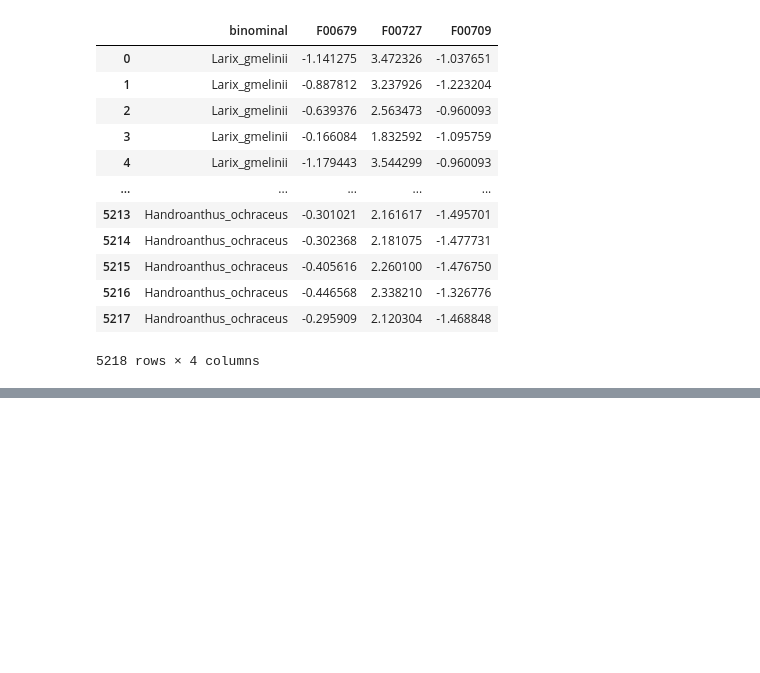
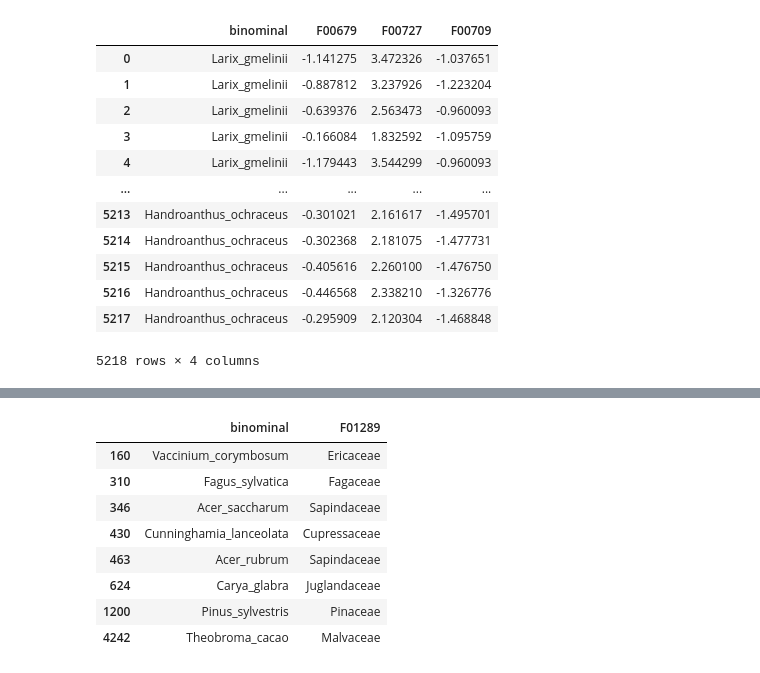
Before and after one commit to anoban/phd, a Jupyter notebook: notebooks/chapter_02/wrangling.ipynb, the cells around one changed output, grey strips where cells are left out. Cells and saved outputs as stored; diff of their text form; code cells hidden in the pictures; blank space fills up the shorter version.

```diff
--- a/notebooks/chapter_02/wrangling.ipynb
+++ b/notebooks/chapter_02/wrangling.ipynb
@@ -2651,0 +2686,12 @@ allrecords.to_csv(r"../../data/chapter2/paper/all.csv", index = False)
+# %%
+raw_records.query(r"binominal.isin(@PROBLEMATIC_LOGO_SPECIES)").loc[:, ["binominal", "F01289"]].drop_duplicates()
+# %% [output]
+|  | binominal | F01289 |
+| 160 | Vaccinium_corymbosum | Ericaceae |
+| 310 | Fagus_sylvatica | Fagaceae |
+| 346 | Acer_saccharum | Sapindaceae |
+| 430 | Cunninghamia_lanceolata | Cupressaceae |
+| 463 | Acer_rubrum | Sapindaceae |
+| 624 | Carya_glabra | Juglandaceae |
+| 1200 | Pinus_sylvestris | Pinaceae |
+| 4242 | Theobroma_cacao | Malvaceae |
```
Also changed, not shown: parts of 10 cells of this notebook, 2 other files.
